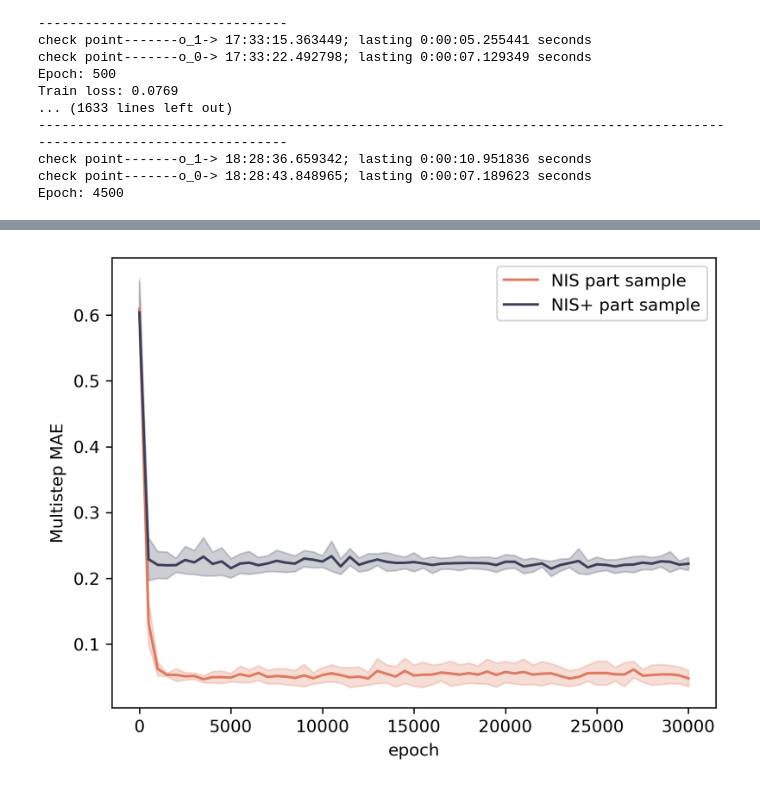
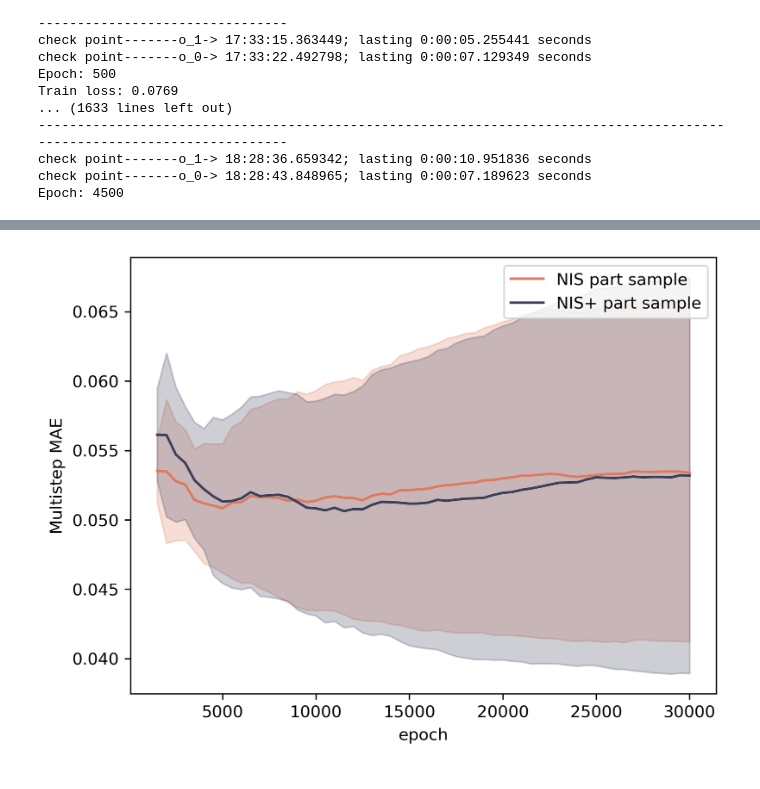
Before and after one commit to Matthew-ymz/Code-for-Finding-emergence-in-data-, a Jupyter notebook: exp/sir/SIR EI and multistepmae.ipynb, the cells around one changed output, grey strips where cells are left out. Saved outputs shown, nothing was run; the diff lists cells and outputs as text; code cells hidden in the pictures.

```diff
--- a/exp/sir/SIR EI and multistepmae.ipynb
+++ b/exp/sir/SIR EI and multistepmae.ipynb
@@ -141,18 +141,22 @@ plt.show()
 # %%
 plt.figure(dpi=300)
 color_label = ['#F4F1DE', '#DF7A5E', '#3C405B', '#82B29A', '#F2CC8E', '#A8DADC', '#457B9D', '#1D3557']
-timesteps = np.arange(len(eis_nis))*500
-means_nis = np.mean(MAEs_mstep_nis_e,axis=0)
-stds_nis = np.std(MAEs_mstep_nis_e,axis=0)
-means_nisp = np.mean(MAEs_mstep_nisp_e,axis=0)
-stds_nisp = np.std(MAEs_mstep_nisp_e,axis=0)
+lens=len(MAEs_mstep_nis_e[0,3:])
+timesteps = np.arange(len(MAEs_mstep_nis_e[0,:]))[3:]*500
+compare1=np.cumsum(MAEs_mstep_nis_e[:,3:],1)/np.linspace(1, lens, lens)
+compare2=np.cumsum(MAEs_mstep_nisp_e[:,3:],1)/np.linspace(1, lens, lens)
+means_nis = np.mean(compare1,axis=0)
+stds_nis = np.std(compare1,axis=0)
+means_nisp = np.mean(compare2,axis=0)
+stds_nisp = np.std(compare2,axis=0)
 plt.plot(timesteps, means_nis, label='NIS part sample',color=color_label[1])
 plt.fill_between(timesteps, means_nis-stds_nis, means_nis+stds_nis,alpha=0.25,color=color_label[1])
 plt.plot(timesteps, means_nisp, label='NIS+ part sample',color=color_label[2])
 plt.fill_between(timesteps, means_nisp-stds_nisp, means_nisp+stds_nisp,alpha=0.25,color=color_label[2])
 plt.legend()
 plt.xlabel("epoch")
 plt.ylabel('Multistep MAE')
+#plt.ylim([0,0.1])
 plt.show()
 # %% [output]
-[figure, old version]
+[figure, new version]
```
Also changed, not shown: parts of 2 cells of this notebook, 9 other files.
